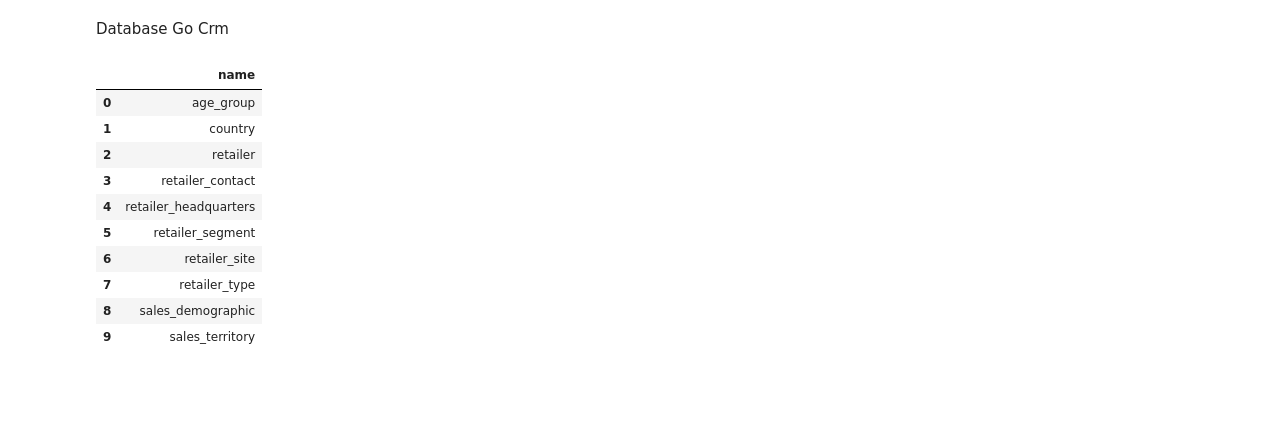
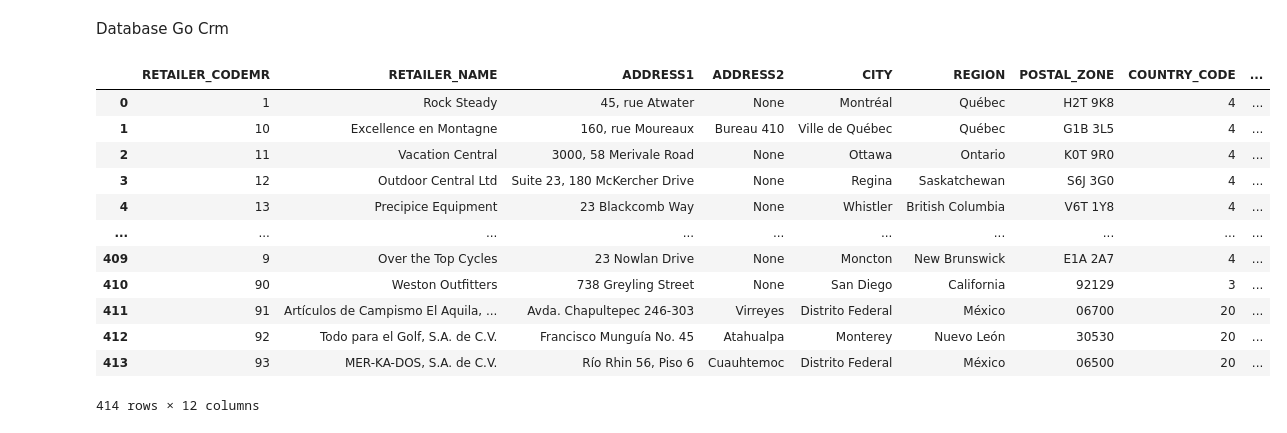
Before and after one commit to OutworldToast/Data-Warehouse, a Jupyter notebook: DataWarehouse.ipynb, the cells around one changed output. Saved outputs shown, nothing was run; the diff lists cells and outputs as text; code cells hidden in the pictures; blank space fills up the shorter version.

```diff
--- a/DataWarehouse.ipynb
+++ b/DataWarehouse.ipynb
@@ -108,25 +108,29 @@ Database Go Crm
 # %%
 tables = pd.read_sql('SELECT name FROM sqlite_master WHERE type="table"', go_crm_connection)
 age_group = readTable(go_crm_connection, 'age_group')
 country = readTable(go_crm_connection, 'country')
 retailer = readTable(go_crm_connection, 'retailer')
 retailer_contact = readTable(go_crm_connection, 'retailer_contact')
 retailer_headquarters = readTable(go_crm_connection, 'retailer_headquarters')
 retailer_segment = readTable(go_crm_connection, 'retailer_segment')
 retailer_site = readTable(go_crm_connection, 'retailer_site')
 retailer_type = readTable(go_crm_connection, 'retailer_type')
 sales_demographic = readTable(go_crm_connection, 'sales_demographic')
 sales_territory = readTable(go_crm_connection, 'sales_territory')
 tables
+
+retailer_headquarters
 # %% [output]
-|  | name |
-| 0 | age_group |
-| 1 | country |
-| 2 | retailer |
-| 3 | retailer_contact |
-| 4 | retailer_headquarters |
-| 5 | retailer_segment |
-| 6 | retailer_site |
-| 7 | retailer_type |
-| 8 | sales_demographic |
-| 9 | sales_territory |
+|  | RETAILER_CODEMR | RETAILER_NAME | ADDRESS1 | ADDRESS2 | CITY | REGION | POSTAL_ZONE | COUNTRY_CODE | ... |
+| 0 | 1 | Rock Steady | 45, rue Atwater | None | Montréal | Québec | H2T 9K8 | 4 | ... |
+| 1 | 10 | Excellence en Montagne | 160, rue Moureaux | Bureau 410 | Ville de Québec | Québec | G1B 3L5 | 4 | ... |
+| 2 | 11 | Vacation Central | 3000, 58 Merivale Road | None | Ottawa | Ontario | K0T 9R0 | 4 | ... |
+| 3 | 12 | Outdoor Central Ltd | Suite 23, 180 McKercher Drive | None | Regina | Saskatchewan | S6J 3G0 | 4 | ... |
+| 4 | 13 | Precipice Equipment | 23 Blackcomb Way | None | Whistler | British Columbia | V6T 1Y8 | 4 | ... |
+| ... | ... | ... | ... | ... | ... | ... | ... | ... | ... |
+| 409 | 9 | Over the Top Cycles | 23 Nowlan Drive | None | Moncton | New Brunswick | E1A 2A7 | 4 | ... |
+| 410 | 90 | Weston Outfitters | 738 Greyling Street | None | San Diego | California | 92129 | 3 | ... |
+| 411 | 91 | Artículos de Campismo El Aquila, ... | Avda. Chapultepec 246-303 | Virreyes | Distrito Federal | México | 06700 | 20 | ... |
+| 412 | 92 | Todo para el Golf, S.A. de C.V. | Francisco Munguía No. 45 | Atahualpa | Monterey | Nuevo León | 30530 | 20 | ... |
+| 413 | 93 | MER-KA-DOS, S.A. de C.V. | Río Rhin 56, Piso 6 | Cuauhtemoc | Distrito Federal | México | 06500 | 20 | ... |
+414 rows × 12 columns
```
Also changed, not shown: parts of 10 cells of this notebook.
